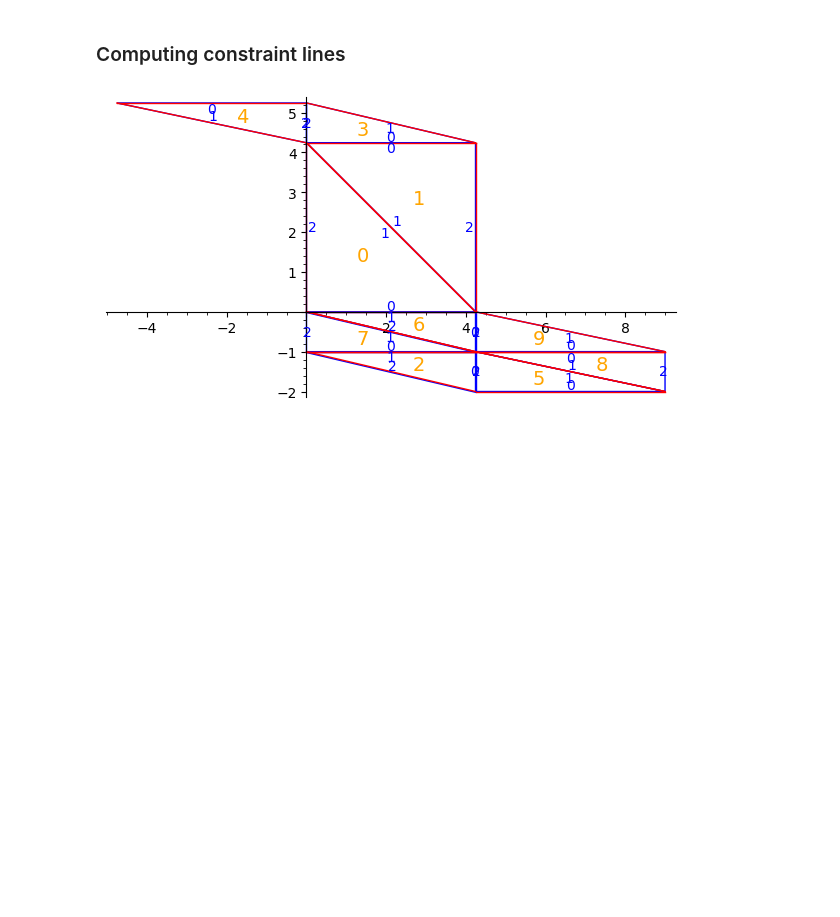
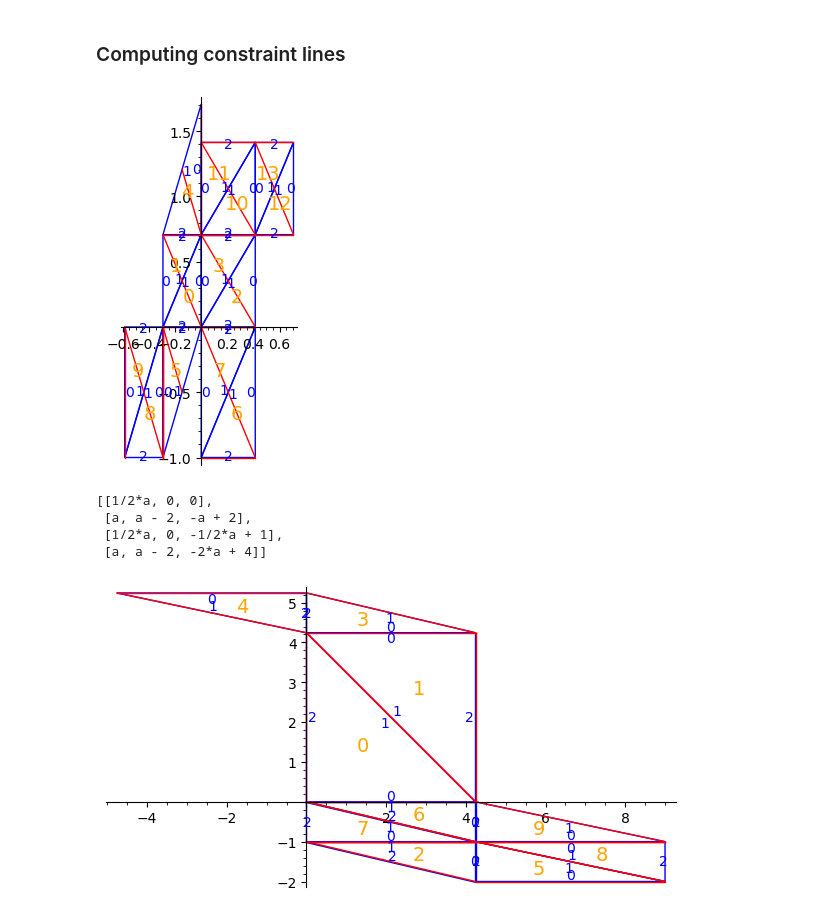
Before and after one commit to sfreedman67/samsurf, a Jupyter notebook: bowman/testing prym eigenforms.ipynb, the cells around one changed output. Cells and saved outputs as stored; diff of their text form; code cells hidden in the pictures; blank space fills up the shorter version.

```diff
--- a/bowman/testing prym eigenforms.ipynb
+++ b/bowman/testing prym eigenforms.ipynb
@@ -141,6 +144,19 @@ mark_points(prym, preserved_pts).plot().show()
 preserved_pts
 # %% [markdown]
 ### Computing constraint lines
+# %%
+prymfake = Triangulation.prym_eigenform_type_b_disc_8_fake()
+prymreal = Triangulation.prym_eigenform_type_b_disc_8_real()
+constraints_dict = segments_for_plotting(bicuspid_segments(prymfake))
+prym_con = prymfake.plot_constraints(constraints_dict)
+prym_con.plot().show()
+constraints_dict[4]
+# %% [output]
+[figure, added]
+[[1/2*a, 0, 0],
+ [a, a - 2, -a + 2],
+ [1/2*a, 0, -1/2*a + 1],
+ [a, a - 2, -2*a + 4]]
 # %%
 prym = Triangulation.prym_eigenform_type_aplus(9, 1, 0, 0)
 constraints_dict = segments_for_plotting(bicuspid_segments(prym))
```
Also changed, not shown: parts of 8 cells of this notebook, 2 other files.
